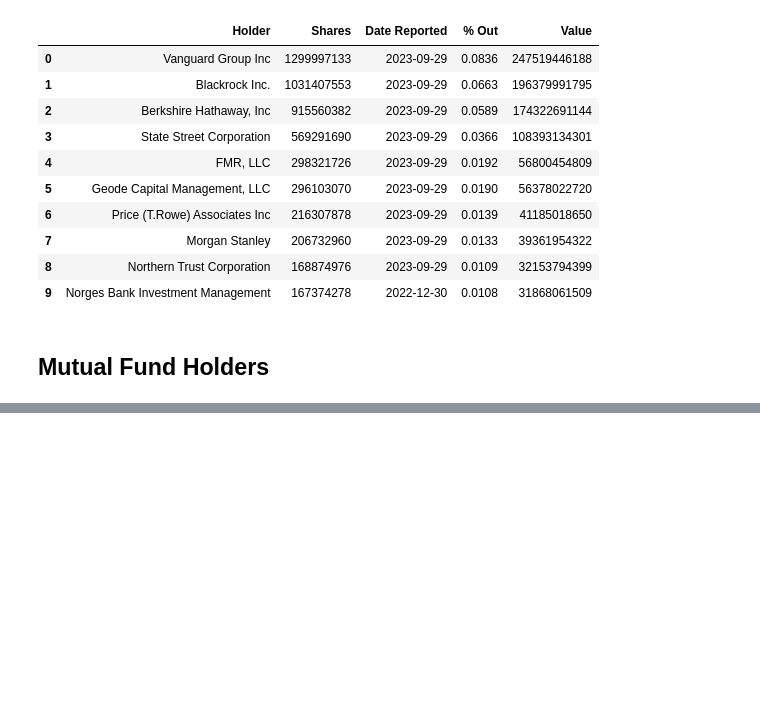
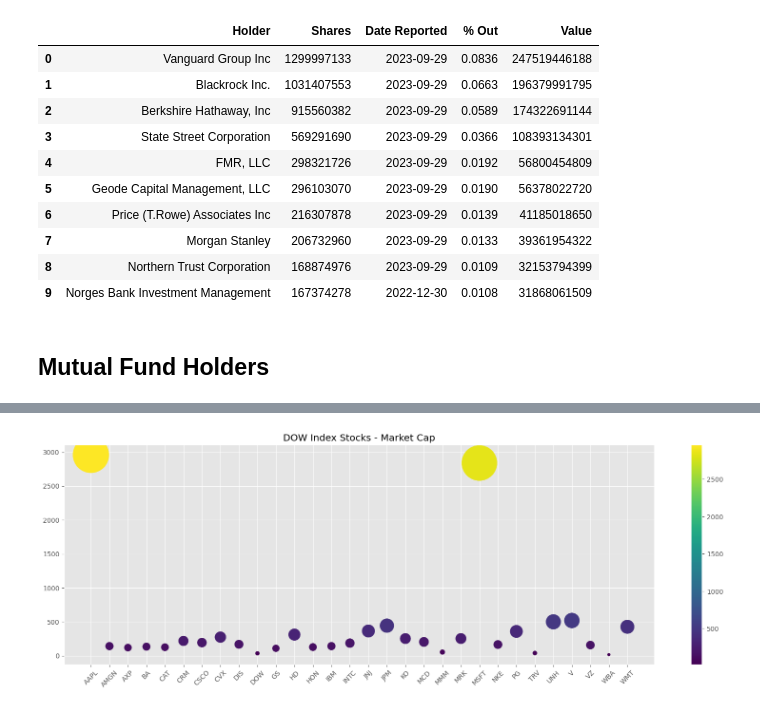
Before and after one commit to akshayyewle/Marketing-Analytics, a Jupyter notebook: 05 Yahoo Finance Tutorial/Python Code - 29 Nov 2023.ipynb, the cells around one changed output, grey strips where cells are left out. Saved outputs shown, nothing was run; the diff lists cells and outputs as text; code cells hidden in the pictures; blank space fills up the shorter version.

```diff
--- a/05 Yahoo Finance Tutorial/Python Code - 29 Nov 2023.ipynb
+++ b/05 Yahoo Finance Tutorial/Python Code - 29 Nov 2023.ipynb
@@ -225,0 +639,12 @@ Apple_Stock_Data.get_mutualfund_holders
+# %%
+DOW_Stock_Stats = pd.DataFrame()
+DOW_Stock_Stats.index = ['Market Cap (intraday)', 'Enterprise Value', 'Trailing P/E',
+       'Forward P/E', 'PEG Ratio (5 yr expected)', 'Price/Sales (ttm)',
+       'Price/Book (mrq)', 'Enterprise Value/Revenue',
+       'Enterprise Value/EBITDA']
+for stock in DOW_Stocks:
+    print('Fetching Data For :',stock)
+    stock_stats = si.get_stats_valuation(stock)
+    print(stock_stats)
+    clear_output(wait=True)
+    DOW_Stock_Stats[stock] = list(stock_stats.loc[:,1].values)
@@ -225,0 +677,4 @@ Apple_Stock_Data.get_mutualfund_holders
+# %%
+# Transpose Dataframe
+DOW_Stock_Stats = DOW_Stock_Stats.T
+DOW_Stock_Stats.head()
@@ -225,0 +699,4 @@ Apple_Stock_Data.get_mutualfund_holders
+# %%
+# Convert Market Cap Values To Floats in Billion
+DOW_Stock_Stats['Market Cap (intraday)'] = DOW_Stock_Stats['Market Cap (intraday)'].apply(lambda x:float(x.strip('T'))*1000 if 'T' in x else float(x.strip('B')))
+DOW_Stock_Stats.head(10)
@@ -225,0 +715,3 @@ Apple_Stock_Data.get_mutualfund_holders
+# %%
+DOW_Stock_Stats.rename({'Market Cap (intraday)':'Market Cap'},axis=1,inplace=True)
+DOW_Stock_Stats.head()
@@ -225,0 +766,10 @@ Apple_Stock_Data.get_mutualfund_holders
+# %%
+plt.figure(figsize=(20,6))
+plt.scatter(DOW_Stock_Stats.index,DOW_Stock_Stats.loc[:,'Market Cap'],
+            s=DOW_Stock_Stats.loc[:,'Market Cap'],c=DOW_Stock_Stats.loc[:,'Market Cap'])
+plt.xticks(rotation=45)
+plt.colorbar()
+plt.title('DOW Index Stocks - Market Cap')
+plt.show()
+# %% [output]
+[figure, added]
```
Also changed, not shown: parts of 71 cells of this notebook, 1 other file.
